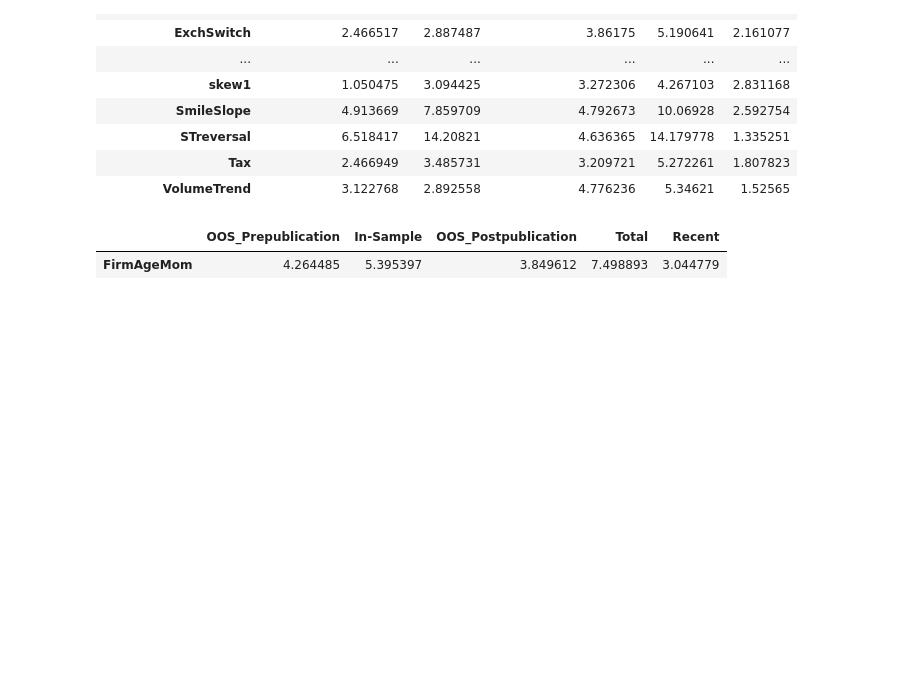
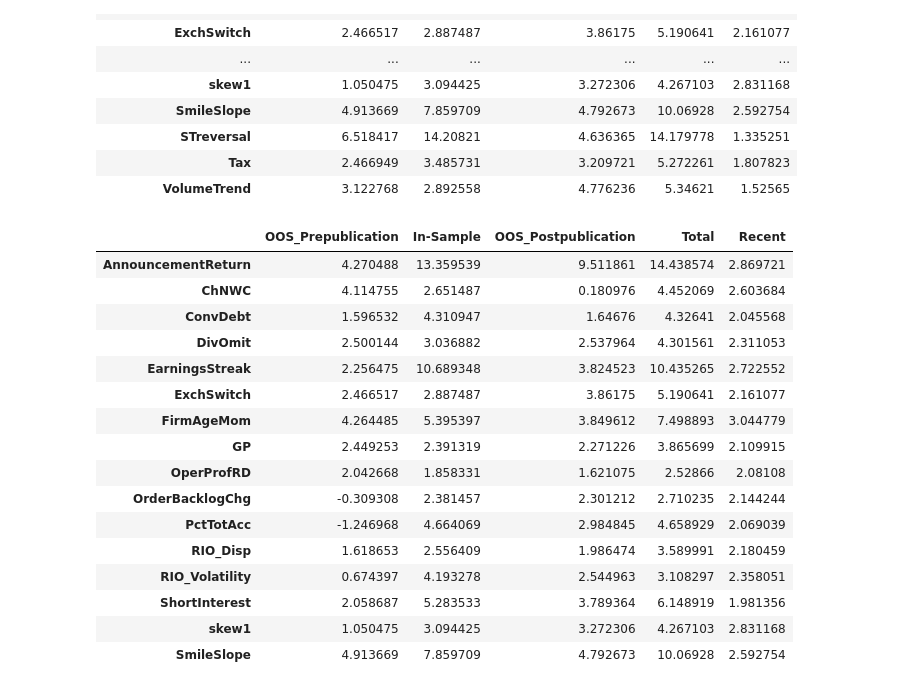
Before and after one commit to itsNH98/alpha_decay, a Jupyter notebook: code/alpha_decay.ipynb, the cells around one changed output. Drawn from its saved outputs; the diff is of its cells as text; code cells hidden in the pictures; blank space fills up the shorter version.

```diff
--- a/code/alpha_decay.ipynb
+++ b/code/alpha_decay.ipynb
@@ -264,10 +265,25 @@ state_alpha_df[state_alpha_df['OOS_Postpublication'] >= 3]
 # for factor in state_alpha_df[state_alpha_df['OOS_Postpublication'] >= 3].index:
 #     plot_rolling_alpha(factor)
 # %%
-state_alpha_df[state_alpha_df['Recent'] >= 3.00]
+state_alpha_df[state_alpha_df['Recent'] >= 1.96]
 # %% [output]
 |  | OOS_Prepublication | In-Sample | OOS_Postpublication | Total | Recent |
+| AnnouncementReturn | 4.270488 | 13.359539 | 9.511861 | 14.438574 | 2.869721 |
+| ChNWC | 4.114755 | 2.651487 | 0.180976 | 4.452069 | 2.603684 |
+| ConvDebt | 1.596532 | 4.310947 | 1.64676 | 4.32641 | 2.045568 |
+| DivOmit | 2.500144 | 3.036882 | 2.537964 | 4.301561 | 2.311053 |
+| EarningsStreak | 2.256475 | 10.689348 | 3.824523 | 10.435265 | 2.722552 |
+| ExchSwitch | 2.466517 | 2.887487 | 3.86175 | 5.190641 | 2.161077 |
 | FirmAgeMom | 4.264485 | 5.395397 | 3.849612 | 7.498893 | 3.044779 |
+| GP | 2.449253 | 2.391319 | 2.271226 | 3.865699 | 2.109915 |
+| OperProfRD | 2.042668 | 1.858331 | 1.621075 | 2.52866 | 2.08108 |
+| OrderBacklogChg | -0.309308 | 2.381457 | 2.301212 | 2.710235 | 2.144244 |
+| PctTotAcc | -1.246968 | 4.664069 | 2.984845 | 4.658929 | 2.069039 |
+| RIO_Disp | 1.618653 | 2.556409 | 1.986474 | 3.589991 | 2.180459 |
+| RIO_Volatility | 0.674397 | 4.193278 | 2.544963 | 3.108297 | 2.358051 |
+| ShortInterest | 2.058687 | 5.283533 | 3.789364 | 6.148919 | 1.981356 |
+| skew1 | 1.050475 | 3.094425 | 3.272306 | 4.267103 | 2.831168 |
+| SmileSlope | 4.913669 | 7.859709 | 4.792673 | 10.06928 | 2.592754 |
 # %%
 # for factor in state_alpha_df[state_alpha_df['Recent'] >= 3.00].index:
 #     plot_rolling_alpha(factor)
```
Also changed, not shown: parts of 3 cells of this notebook, 2 other files.
